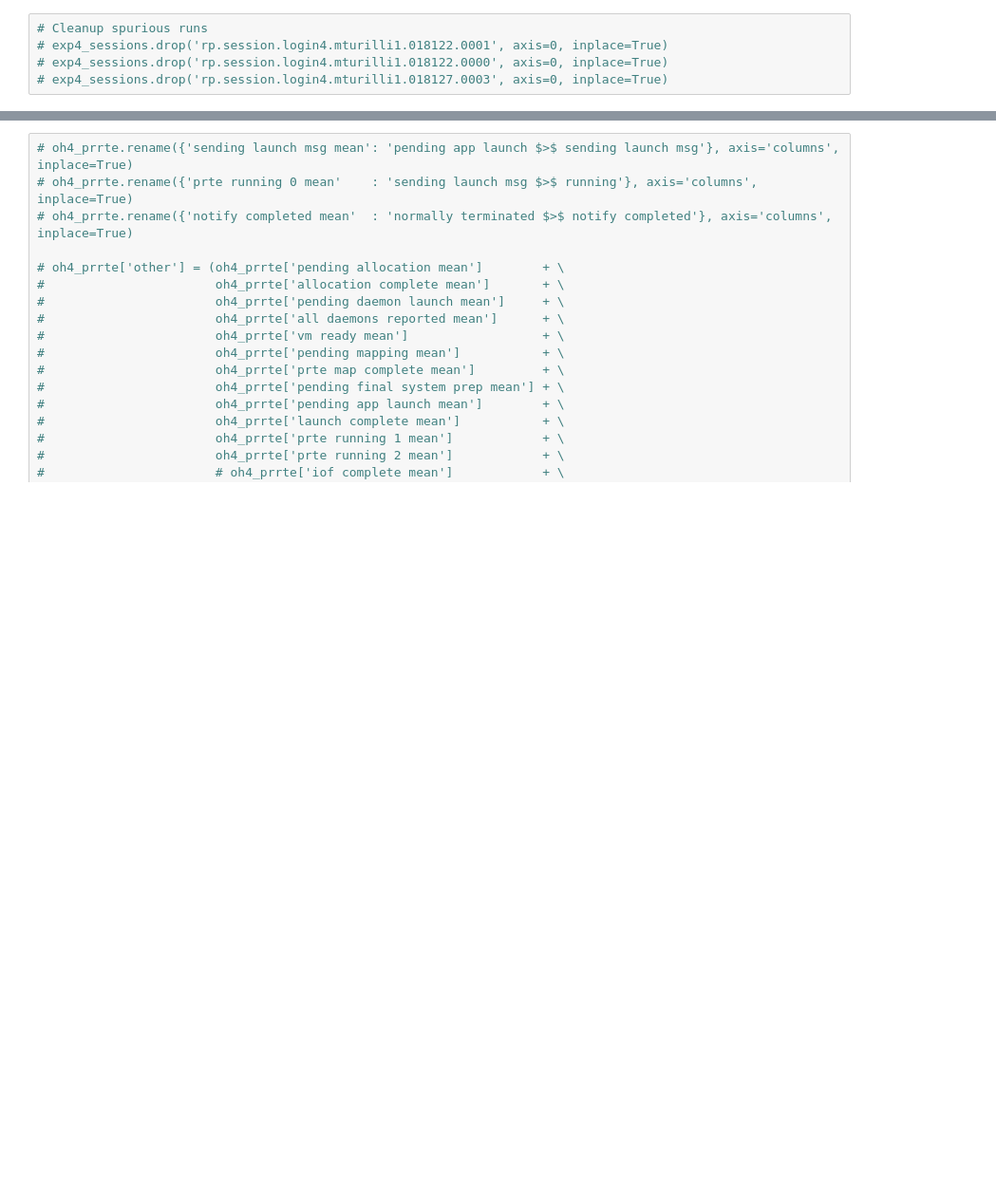
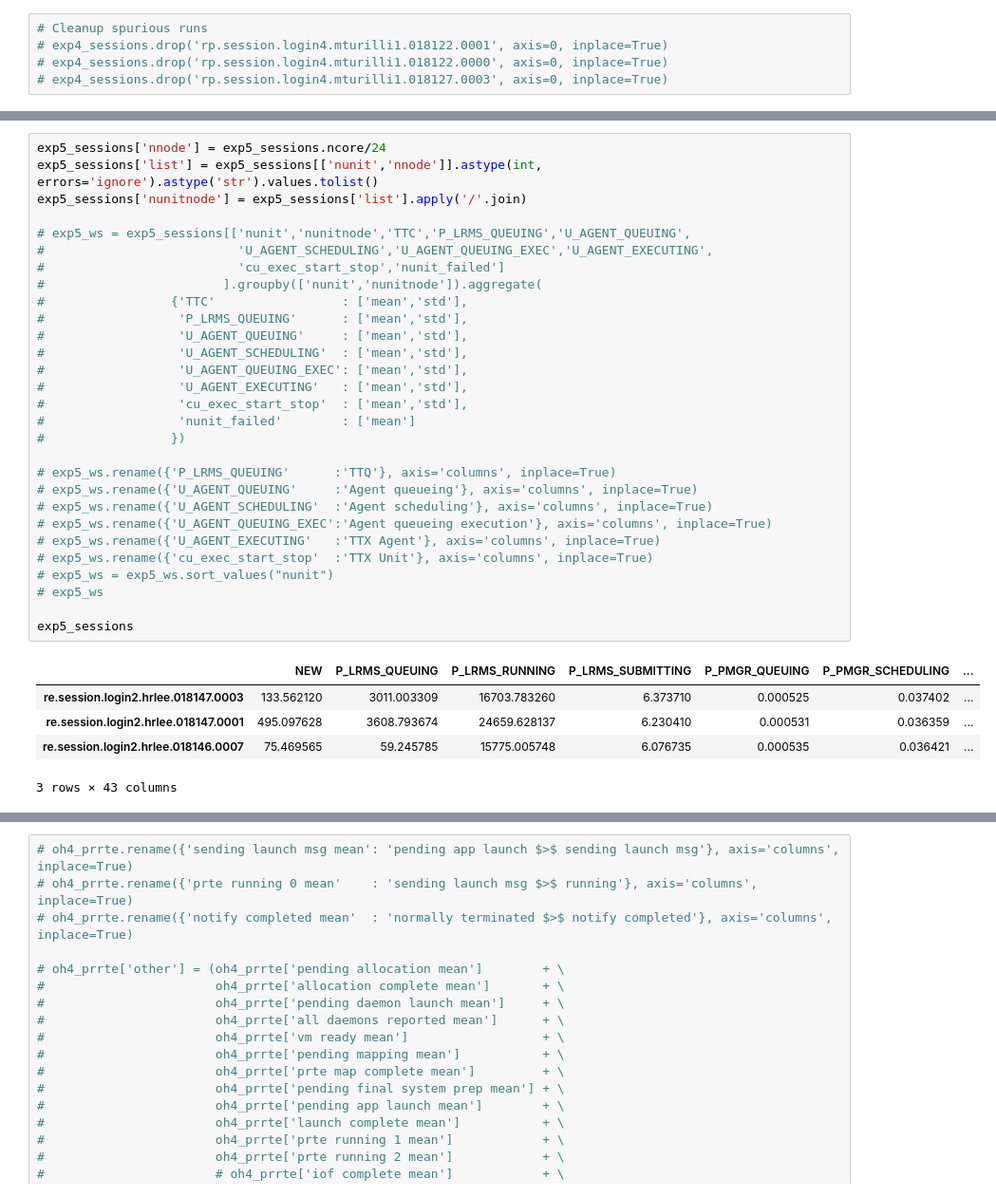
Before and after one commit to radical-experiments/deepdriveMD, a Jupyter notebook: analysis/overheads.ipynb, the cells around one changed output, grey strips where cells are left out. Shown at 95% size. Cells and saved outputs as stored; diff of their text form; blank space fills up the shorter version.

```diff
--- a/analysis/overheads.ipynb
+++ b/analysis/overheads.ipynb
@@ -144,3 +135,38 @@ exp3_ws
+# %%
+exp5_sessions['nnode'] = exp5_sessions.ncore/24
+exp5_sessions['list'] = exp5_sessions[['nunit','nnode']].astype(int, errors='ignore').astype('str').values.tolist()
+exp5_sessions['nunitnode'] = exp5_sessions['list'].apply('/'.join)
+
+# exp5_ws = exp5_sessions[['nunit','nunitnode','TTC','P_LRMS_QUEUING','U_AGENT_QUEUING',
+#                          'U_AGENT_SCHEDULING','U_AGENT_QUEUING_EXEC','U_AGENT_EXECUTING',
+#                          'cu_exec_start_stop','nunit_failed']
+#                        ].groupby(['nunit','nunitnode']).aggregate(
+#                 {'TTC'                 : ['mean','std'],
+#                  'P_LRMS_QUEUING'      : ['mean','std'],
+#                  'U_AGENT_QUEUING'     : ['mean','std'],
+#                  'U_AGENT_SCHEDULING'  : ['mean','std'],
+#                  'U_AGENT_QUEUING_EXEC': ['mean','std'],
+#                  'U_AGENT_EXECUTING'   : ['mean','std'],
+#                  'cu_exec_start_stop'  : ['mean','std'],
+#                  'nunit_failed'        : ['mean']
+#                 })
+
+# exp5_ws.rename({'P_LRMS_QUEUING'      :'TTQ'}, axis='columns', inplace=True)
+# exp5_ws.rename({'U_AGENT_QUEUING'     :'Agent queueing'}, axis='columns', inplace=True)
+# exp5_ws.rename({'U_AGENT_SCHEDULING'  :'Agent scheduling'}, axis='columns', inplace=True)
+# exp5_ws.rename({'U_AGENT_QUEUING_EXEC':'Agent queueing execution'}, axis='columns', inplace=True)
+# exp5_ws.rename({'U_AGENT_EXECUTING'   :'TTX Agent'}, axis='columns', inplace=True)
+# exp5_ws.rename({'cu_exec_start_stop'  :'TTX Unit'}, axis='columns', inplace=True)
+# exp5_ws = exp5_ws.sort_values("nunit")
+# exp5_ws
+
+exp5_sessions
+# %% [output]
+|  | NEW | P_LRMS_QUEUING | P_LRMS_RUNNING | P_LRMS_SUBMITTING | P_PMGR_QUEUING | P_PMGR_SCHEDULING | ... |
+| re.session.login2.hrlee.018147.0003 | 133.562120 | 3011.003309 | 16703.783260 | 6.373710 | 0.000525 | 0.037402 | ... |
+| re.session.login2.hrlee.018147.0001 | 495.097628 | 3608.793674 | 24659.628137 | 6.230410 | 0.000531 | 0.036359 | ... |
+| re.session.login2.hrlee.018146.0007 | 75.469565 | 59.245785 | 15775.005748 | 6.076735 | 0.000535 | 0.036421 | ... |
+3 rows × 43 columns
 # %%
 # Total agent time =
 #    ru.STATE: rp.AGENT_SCHEDULING             - ru.STATE: rp.AGENT_SCHEDULING_PENDING +
```
Also changed, not shown: parts of 20 cells of this notebook, 6 other files.
